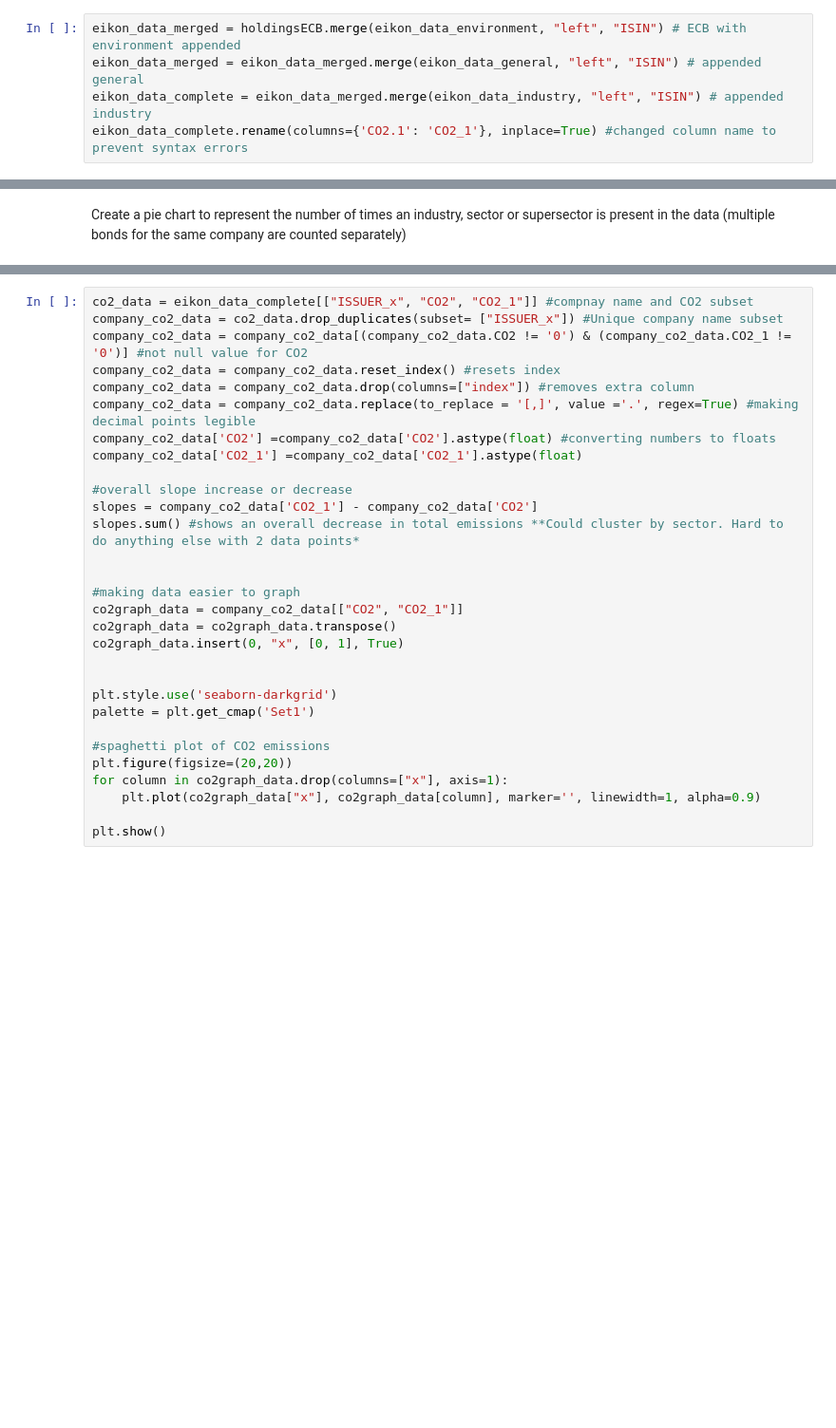
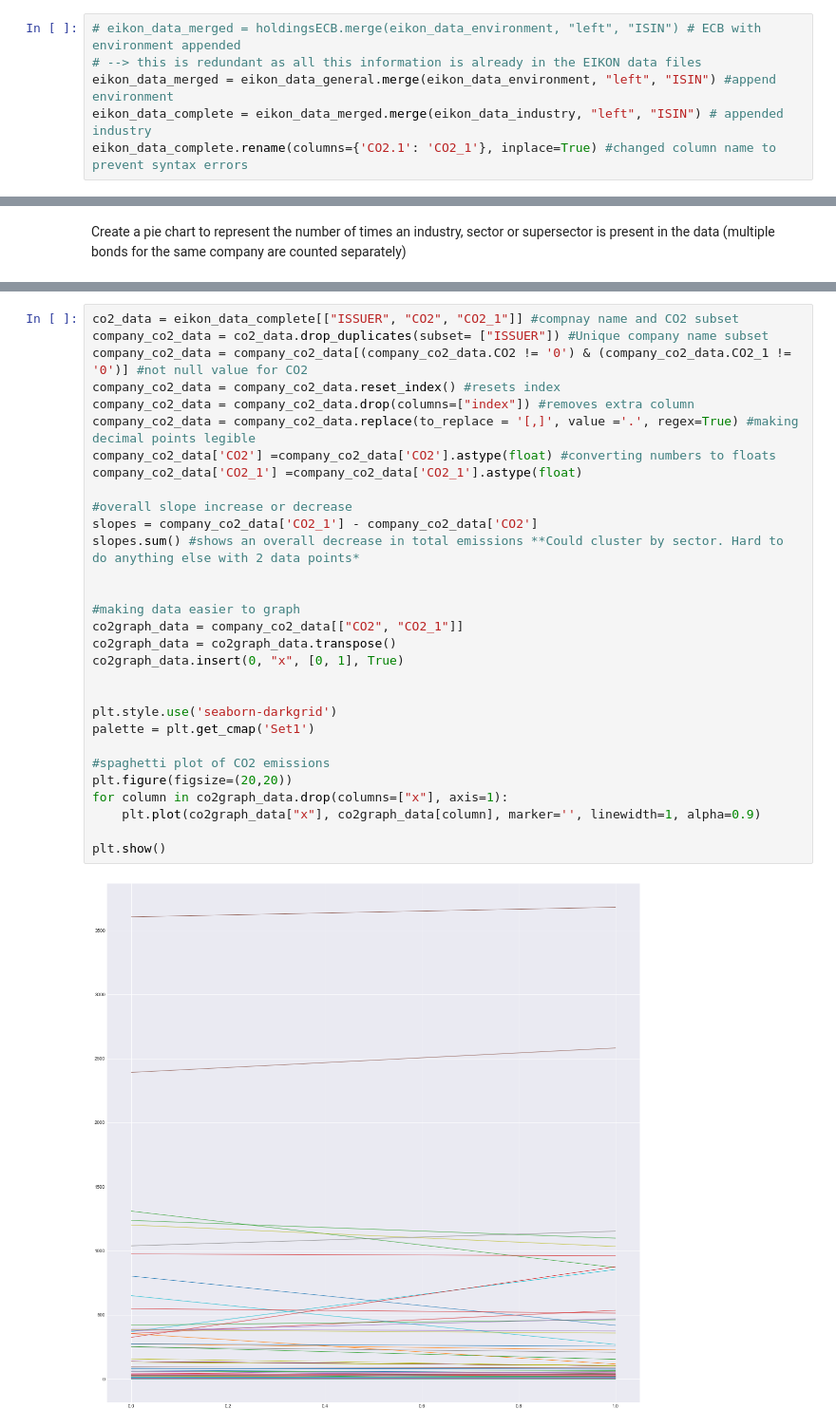
Before and after one commit to AukeVanSighem/ECB-Bond-Purchases, a Jupyter notebook: DataAnalysis.ipynb, the cells around one changed output, grey strips where cells are left out. Shown at 95% size. Drawn from its saved outputs; the diff is of its cells as text; blank space fills up the shorter version.

Commit message:
Worked on CO2 data
- changed the merging of all the Eikon data files, as they already contain all info (even the info present in holdingsECB)
- made a histogram

```diff
--- a/DataAnalysis.ipynb
+++ b/DataAnalysis.ipynb
@@ -189,8 +189,9 @@ eikon_data_environment = pd.read_csv(eikon_data_folder+"holdingsECBEnvironment.t
 eikon_data_general = pd.read_csv(eikon_data_folder+"holdingsECBGeneralInfo.txt",sep="\t")
 eikon_data_industry = pd.read_csv(eikon_data_folder+"holdingsECBIndustryAndSector.txt",sep="\t")
 # %%
-eikon_data_merged = holdingsECB.merge(eikon_data_environment, "left", "ISIN") # ECB with environment appended
-eikon_data_merged = eikon_data_merged.merge(eikon_data_general, "left", "ISIN") # appended general
+# eikon_data_merged = holdingsECB.merge(eikon_data_environment, "left", "ISIN") # ECB with environment appended
+# --> this is redundant as all this information is already in the EIKON data files
+eikon_data_merged = eikon_data_general.merge(eikon_data_environment, "left", "ISIN") #append environment
 eikon_data_complete = eikon_data_merged.merge(eikon_data_industry, "left", "ISIN") # appended industry
 eikon_data_complete.rename(columns={'CO2.1': 'CO2_1'}, inplace=True) #changed column name to prevent syntax errors
 # %% [markdown]
@@ -240,30 +247,32 @@ make_pie_chart('ICB Industry name')
 # %%
-co2_data = eikon_data_complete[["ISSUER_x", "CO2", "CO2_1"]] #compnay name and CO2 subset
-company_co2_data = co2_data.drop_duplicates(subset= ["ISSUER_x"]) #Unique company name subset
+co2_data = eikon_data_complete[["ISSUER", "CO2", "CO2_1"]] #compnay name and CO2 subset
+company_co2_data = co2_data.drop_duplicates(subset= ["ISSUER"]) #Unique company name subset
 company_co2_data = company_co2_data[(company_co2_data.CO2 != '0') & (company_co2_data.CO2_1 != '0')] #not null value for CO2
 company_co2_data = company_co2_data.reset_index() #resets index
 company_co2_data = company_co2_data.drop(columns=["index"]) #removes extra column
 company_co2_data = company_co2_data.replace(to_replace = '[,]', value ='.', regex=True) #making decimal points legible
 company_co2_data['CO2'] =company_co2_data['CO2'].astype(float) #converting numbers to floats
 company_co2_data['CO2_1'] =company_co2_data['CO2_1'].astype(float)
 
 #overall slope increase or decrease
 slopes = company_co2_data['CO2_1'] - company_co2_data['CO2']
 slopes.sum() #shows an overall decrease in total emissions **Could cluster by sector. Hard to do anything else with 2 data points*
 
 
 #making data easier to graph
 co2graph_data = company_co2_data[["CO2", "CO2_1"]]
 co2graph_data = co2graph_data.transpose()
 co2graph_data.insert(0, "x", [0, 1], True)
 
 
 plt.style.use('seaborn-darkgrid')
 palette = plt.get_cmap('Set1')
 
 #spaghetti plot of CO2 emissions
 plt.figure(figsize=(20,20))
 for column in co2graph_data.drop(columns=["x"], axis=1):
     plt.plot(co2graph_data["x"], co2graph_data[column], marker='', linewidth=1, alpha=0.9)
 
 plt.show()
+# %% [output]
+[figure, added]
```
Also changed, not shown: parts of 6 cells of this notebook.
